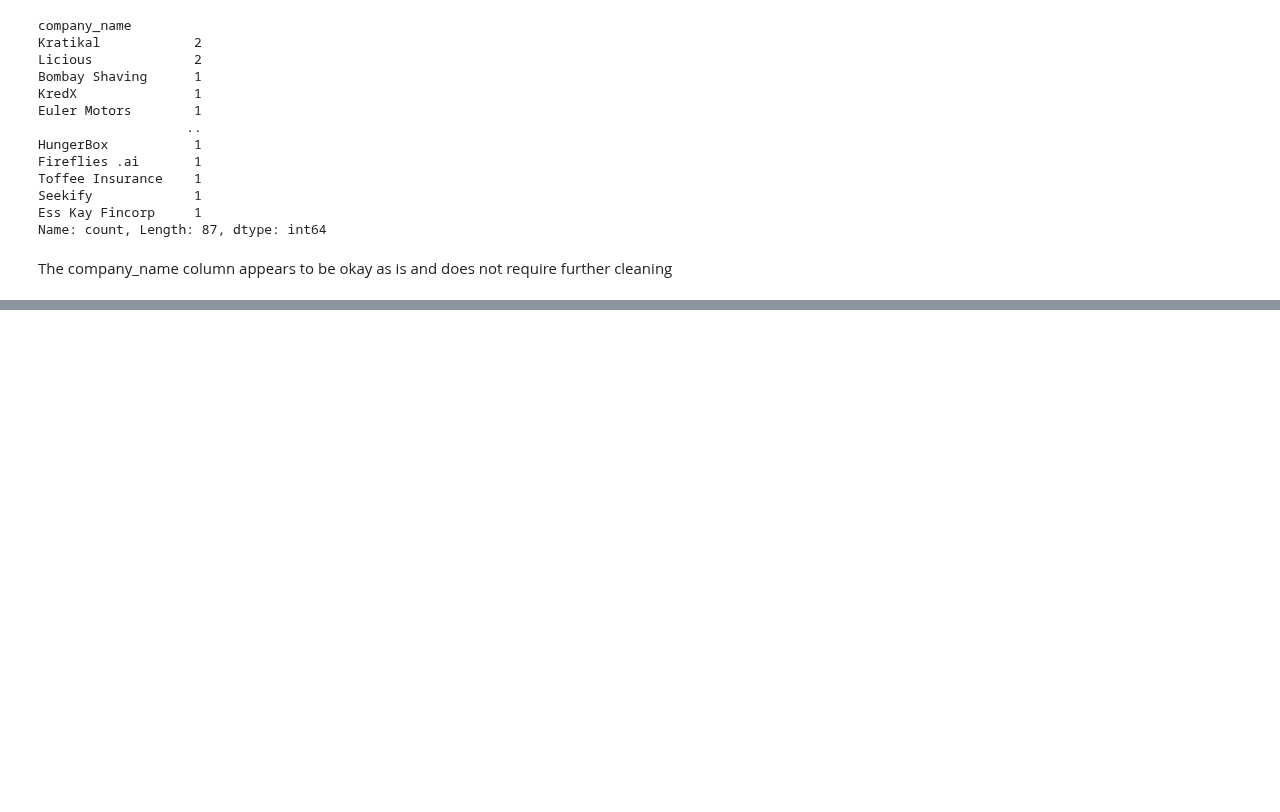
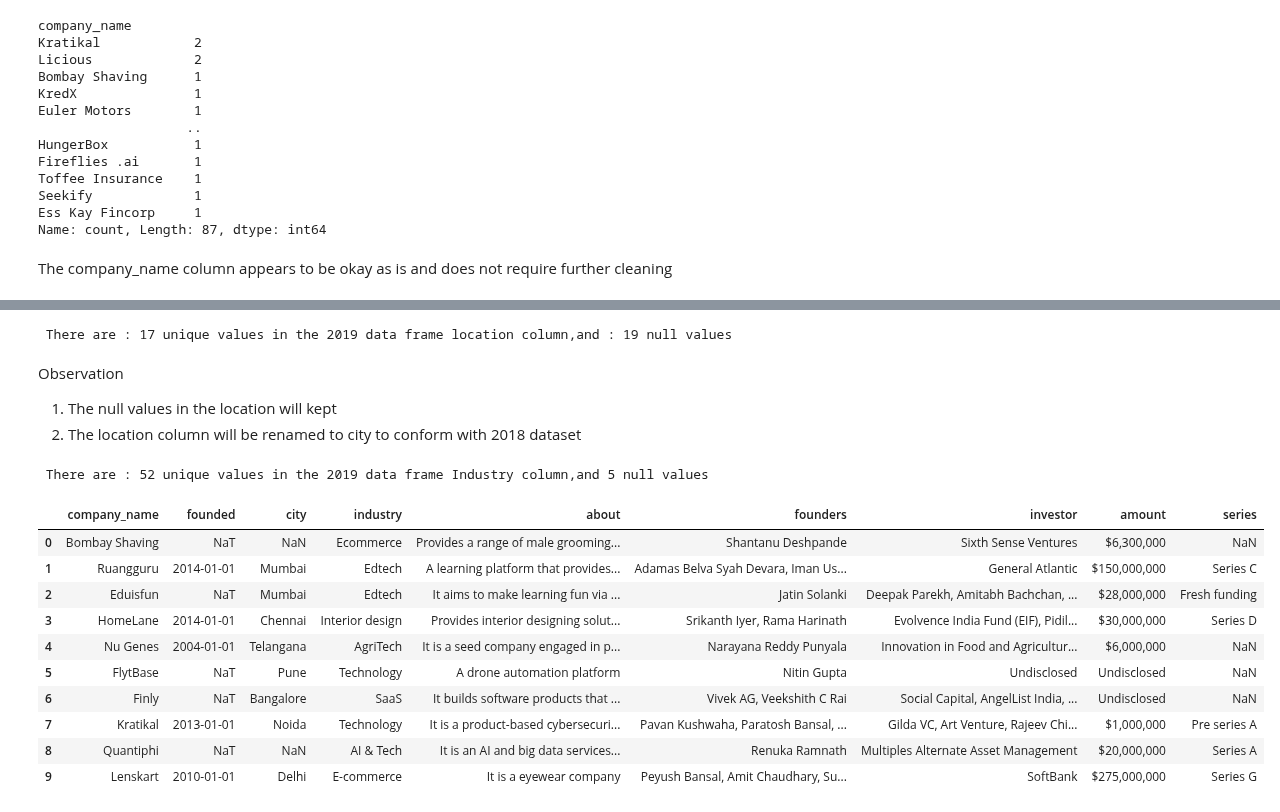
Before and after one commit to wamathaiwandeto/Indian-Startup-Ecosystem, a Jupyter notebook: project.ipynb, the cells around one changed output, grey strips where cells are left out. Cells and saved outputs as stored; diff of their text form; code cells hidden in the pictures; blank space fills up the shorter version.

Commit message:
2019 dataframe cleaning

```diff
--- a/project.ipynb
+++ b/project.ipynb
@@ -620,0 +634,39 @@ The company_name column appears to be okay as is and does not require further cl
+# %%
+# Converting the founded column to datetime
+df_2019['founded'] = pd.to_datetime(df_2019['founded'], format='%Y', errors='coerce')
+# %%
+# Cleaning the location column
+# Checking unique values and null values
+print(f' There are : {df_2019['location'].nunique()} unique values in the 2019 data frame location column,'
+      f'and : {df_2019['location'].isna().sum()} null values')
+# %% [output]
+ There are : 17 unique values in the 2019 data frame location column,and : 19 null values
+# %% [markdown]
+Observation
+1. The null values in the location will kept
+2. The location column will be renamed to city to conform with 2018 dataset
+# %%
+# renaming the location column to city
+df_2019.rename(columns={'location': 'city'}, inplace=True)
+# %%
+# Cleaning the industry column
+# Checking unique values and null values
+print(f' There are : {df_2019['industry'].nunique()} unique values in the 2019 data frame Industry column,'
+      f'and {df_2019['industry'].isna().sum()} null values')
+# %% [output]
+ There are : 52 unique values in the 2019 data frame Industry column,and 5 null values
+# %%
+# Checking clean 2019 data-frame
+df_2019.head(10)
+# %% [output]
+|  | company_name | founded | city | industry | about | founders | investor | amount | series |
+| 0 | Bombay Shaving | NaT | NaN | Ecommerce | Provides a range of male grooming... | Shantanu Deshpande | Sixth Sense Ventures | $6,300,000 | NaN |
+| 1 | Ruangguru | 2014-01-01 | Mumbai | Edtech | A learning platform that provides... | Adamas Belva Syah Devara, Iman Us... | General Atlantic | $150,000,000 | Series C |
+| 2 | Eduisfun | NaT | Mumbai | Edtech | It aims to make learning fun via ... | Jatin Solanki | Deepak Parekh, Amitabh Bachchan, ... | $28,000,000 | Fresh funding |
+| 3 | HomeLane | 2014-01-01 | Chennai | Interior design | Provides interior designing solut... | Srikanth Iyer, Rama Harinath | Evolvence India Fund (EIF), Pidil... | $30,000,000 | Series D |
+| 4 | Nu Genes | 2004-01-01 | Telangana | AgriTech | It is a seed company engaged in p... | Narayana Reddy Punyala | Innovation in Food and Agricultur... | $6,000,000 | NaN |
+| 5 | FlytBase | NaT | Pune | Technology | A drone automation platform | Nitin Gupta | Undisclosed | Undisclosed | NaN |
+| 6 | Finly | NaT | Bangalore | SaaS | It builds software products that ... | Vivek AG, Veekshith C Rai | Social Capital, AngelList India, ... | Undisclosed | NaN |
+| 7 | Kratikal | 2013-01-01 | Noida | Technology | It is a product-based cybersecuri... | Pavan Kushwaha, Paratosh Bansal, ... | Gilda VC, Art Venture, Rajeev Chi... | $1,000,000 | Pre series A |
+| 8 | Quantiphi | NaT | NaN | AI & Tech | It is an AI and big data services... | Renuka Ramnath | Multiples Alternate Asset Management | $20,000,000 | Series A |
+| 9 | Lenskart | 2010-01-01 | Delhi | E-commerce | It is a eyewear company | Peyush Bansal, Amit Chaudhary, Su... | SoftBank | $275,000,000 | Series G |
```
Also changed, not shown: parts of 3 cells of this notebook.
